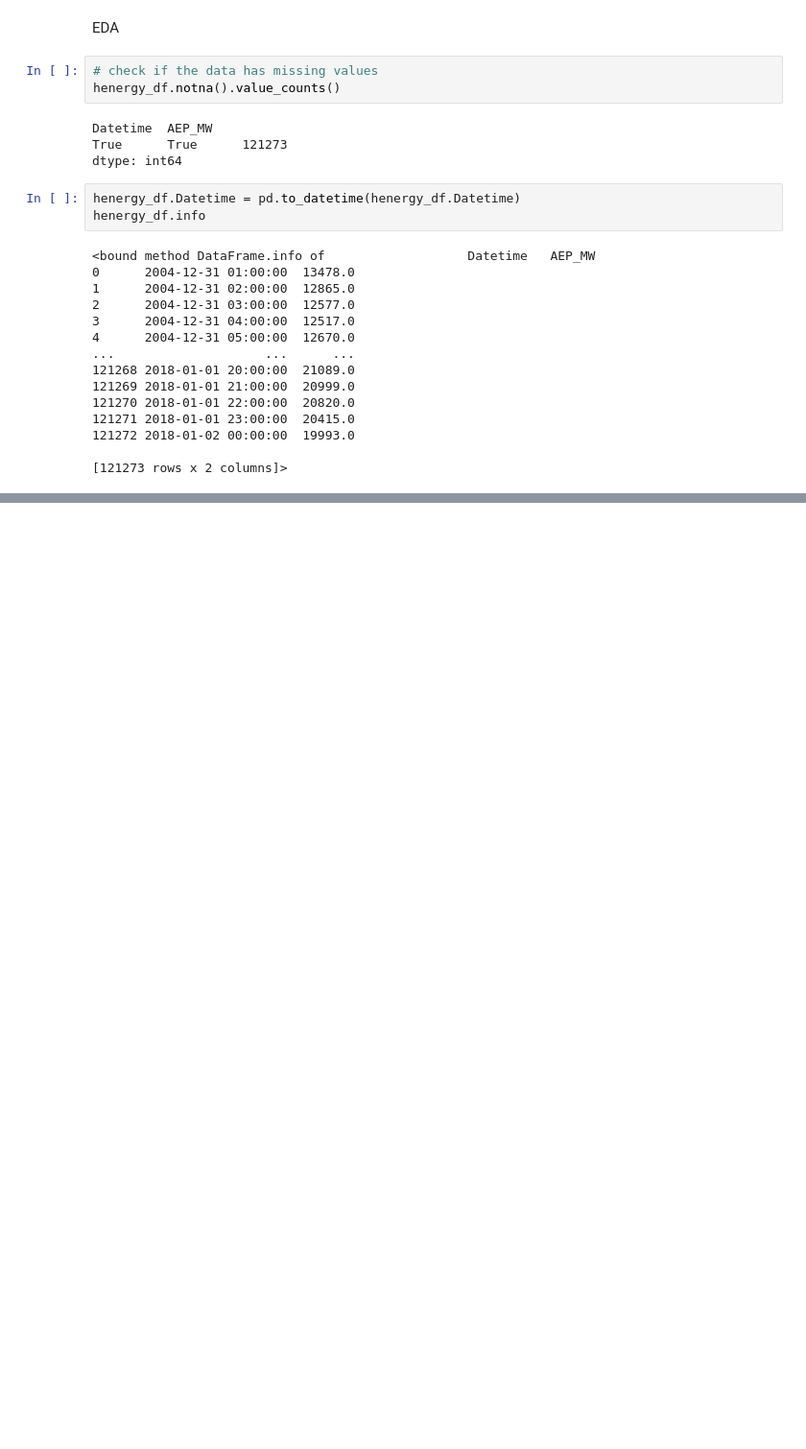
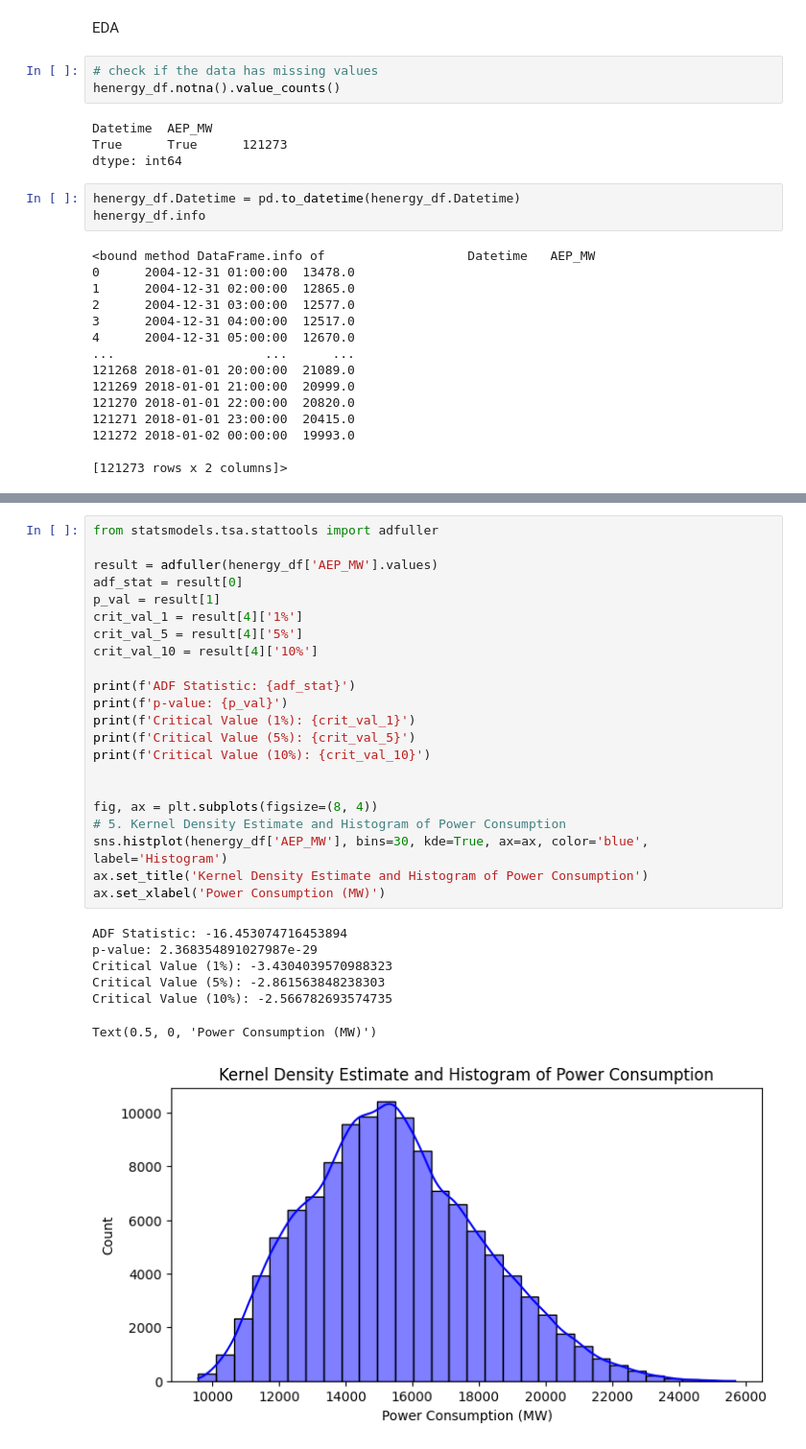
Before and after one commit to Hecramco/forecasting_examples, a Jupyter notebook: notebooks/time_series_forcasting_energy.ipynb, the cells around one changed output, grey strips where cells are left out. Shown: that part at 96% size. Drawn from its saved outputs; the diff is of its cells as text; blank space fills up the shorter version.

```diff
--- a/notebooks/time_series_forcasting_energy.ipynb
+++ b/notebooks/time_series_forcasting_energy.ipynb
@@ -134,0 +188,30 @@ sns.violinplot(henergy_df, y='AEP_MW', x = 'Day')
+# %%
+from statsmodels.tsa.stattools import adfuller
+
+result = adfuller(henergy_df['AEP_MW'].values)
+adf_stat = result[0]
+p_val = result[1]
+crit_val_1 = result[4]['1%']
+crit_val_5 = result[4]['5%']
+crit_val_10 = result[4]['10%']
+
+print(f'ADF Statistic: {adf_stat}')
+print(f'p-value: {p_val}')
+print(f'Critical Value (1%): {crit_val_1}')
+print(f'Critical Value (5%): {crit_val_5}')
+print(f'Critical Value (10%): {crit_val_10}')
+
+
+fig, ax = plt.subplots(figsize=(8, 4))
+# 5. Kernel Density Estimate and Histogram of Power Consumption
+sns.histplot(henergy_df['AEP_MW'], bins=30, kde=True, ax=ax, color='blue', label='Histogram')
+ax.set_title('Kernel Density Estimate and Histogram of Power Consumption')
+ax.set_xlabel('Power Consumption (MW)')
+# %% [output]
+ADF Statistic: -16.453074716453894
+p-value: 2.368354891027987e-29
+Critical Value (1%): -3.4304039570988323
+Critical Value (5%): -2.861563848238303
+Critical Value (10%): -2.566782693574735
+Text(0.5, 0, 'Power Consumption (MW)')
+[figure, added]
```
Also changed, not shown: parts of 19 cells of this notebook.
